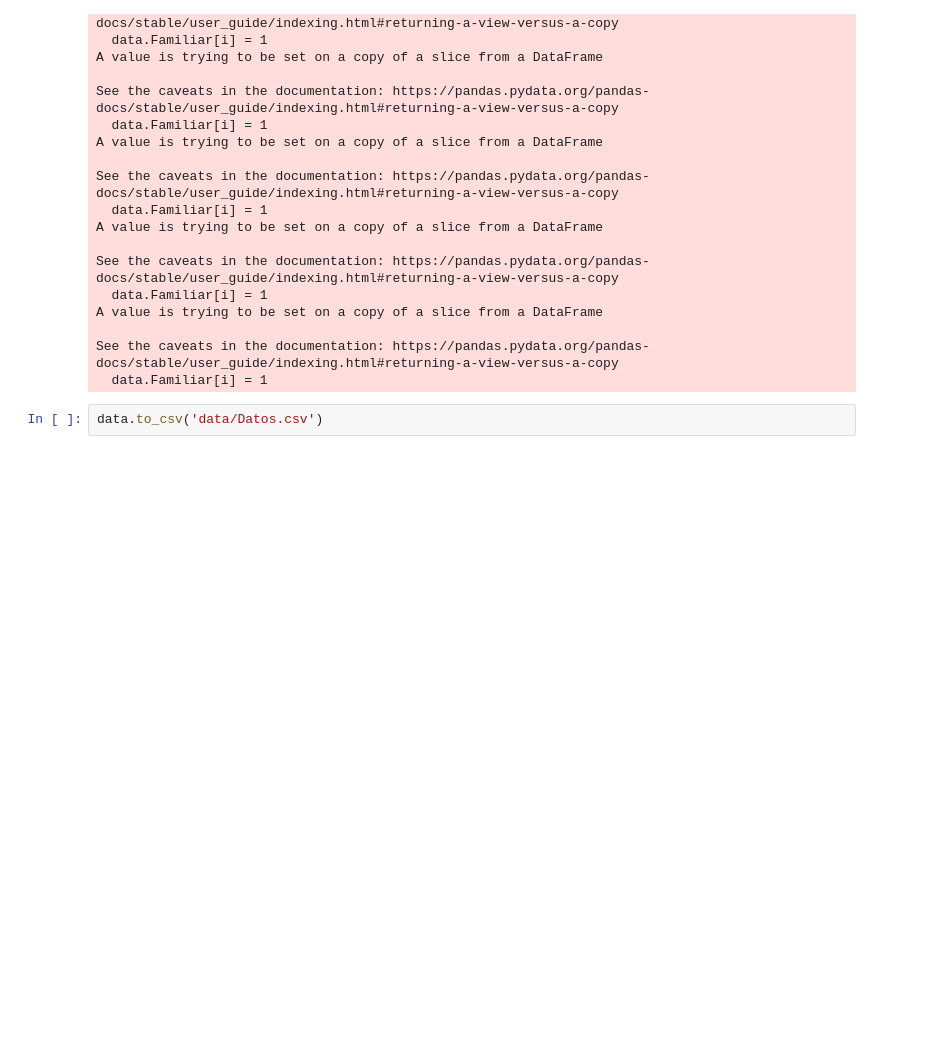
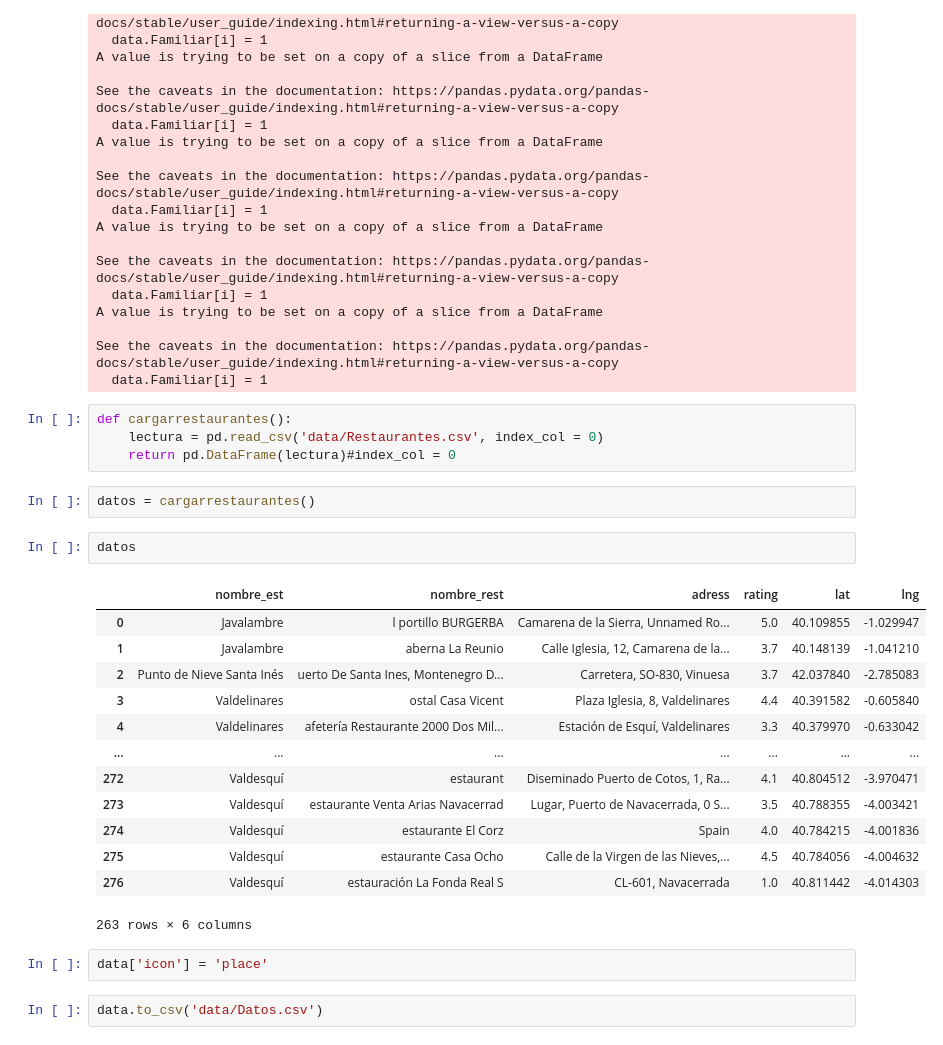
Before and after one commit to Afidalgo-fmm/Sking-across-Spain, a Jupyter notebook: Cleaning.ipynb, the cells around one changed output. Cells and saved outputs as stored; diff of their text form; blank space fills up the shorter version.

```diff
--- a/Cleaning.ipynb
+++ b/Cleaning.ipynb
@@ -327,5 +327,29 @@ A value is trying to be set on a copy of a slice from a DataFrame
 
 See the caveats in the documentation: https://pandas.pydata.org/pandas-docs/stable/user_guide/indexing.html#returning-a-view-versus-a-copy
   data.Familiar[i] = 1
+# %%
+def cargarrestaurantes():
+    lectura = pd.read_csv('data/Restaurantes.csv', index_col = 0)
+    return pd.DataFrame(lectura)#index_col = 0
+# %%
+datos = cargarrestaurantes()
+# %%
+datos
+# %% [output]
+|  | nombre_est | nombre_rest | adress | rating | lat | lng |
+| 0 | Javalambre | l portillo BURGERBA | Camarena de la Sierra, Unnamed Ro... | 5.0 | 40.109855 | -1.029947 |
+| 1 | Javalambre | aberna La Reunio | Calle Iglesia, 12, Camarena de la... | 3.7 | 40.148139 | -1.041210 |
+| 2 | Punto de Nieve Santa Inés | uerto De Santa Ines, Montenegro D... | Carretera, SO-830, Vinuesa | 3.7 | 42.037840 | -2.785083 |
+| 3 | Valdelinares | ostal Casa Vicent | Plaza Iglesia, 8, Valdelinares | 4.4 | 40.391582 | -0.605840 |
+| 4 | Valdelinares | afetería Restaurante 2000 Dos Mil... | Estación de Esquí, Valdelinares | 3.3 | 40.379970 | -0.633042 |
+| ... | ... | ... | ... | ... | ... | ... |
+| 272 | Valdesquí | estaurant | Diseminado Puerto de Cotos, 1, Ra... | 4.1 | 40.804512 | -3.970471 |
+| 273 | Valdesquí | estaurante Venta Arias Navacerrad | Lugar, Puerto de Navacerrada, 0 S... | 3.5 | 40.788355 | -4.003421 |
+| 274 | Valdesquí | estaurante El Corz | Spain | 4.0 | 40.784215 | -4.001836 |
+| 275 | Valdesquí | estaurante Casa Ocho | Calle de la Virgen de las Nieves,... | 4.5 | 40.784056 | -4.004632 |
+| 276 | Valdesquí | estauración La Fonda Real S | CL-601, Navacerrada | 1.0 | 40.811442 | -4.014303 |
+263 rows × 6 columns
+# %%
+data['icon'] = 'place'
 # %%
 data.to_csv('data/Datos.csv')
```
Also changed, not shown: parts of 1 cell of this notebook, 9 other files.
